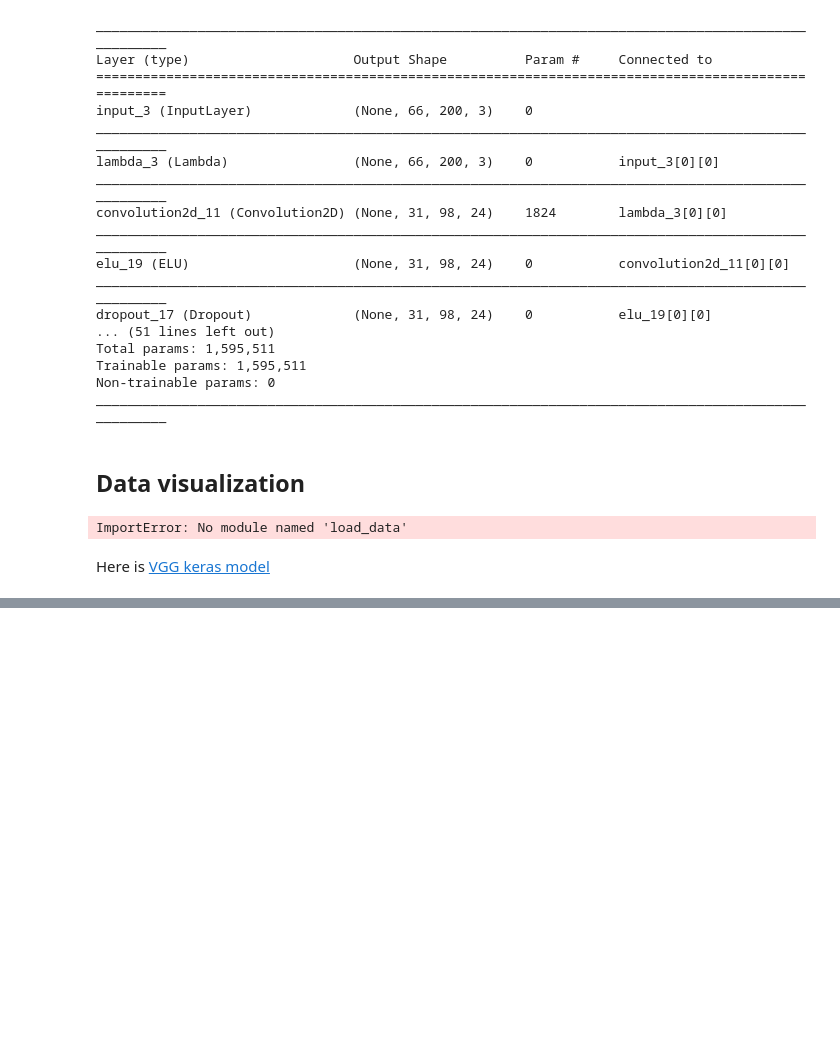
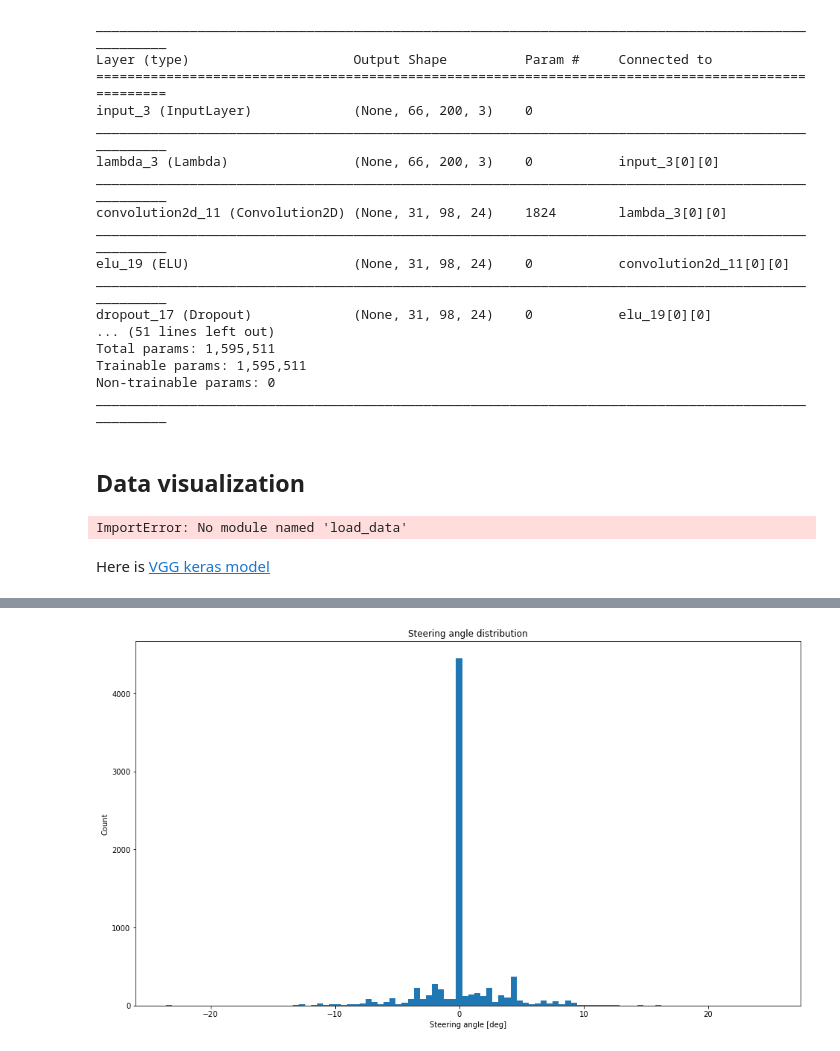
Before and after one commit to ab2005/carnd-behavioral-cloning, a Jupyter notebook: project.ipynb, the cells around one changed output, grey strips where cells are left out. Drawn from its saved outputs; the diff is of its cells as text; code cells hidden in the pictures; blank space fills up the shorter version.

```diff
--- a/project.ipynb
+++ b/project.ipynb
@@ -902,0 +976,8 @@ def VGG16(include_top=True, weights='imagenet',
+# %%
+plt.hist(steer*25, bins=100)
+plt.title('Steering angle distribution')
+plt.xlabel('Steering angle [deg]')
+plt.ylabel('Count')
+plt.show()
+# %% [output]
+[figure, added]
```
Also changed, not shown: parts of 15 cells of this notebook, 1 other file.
